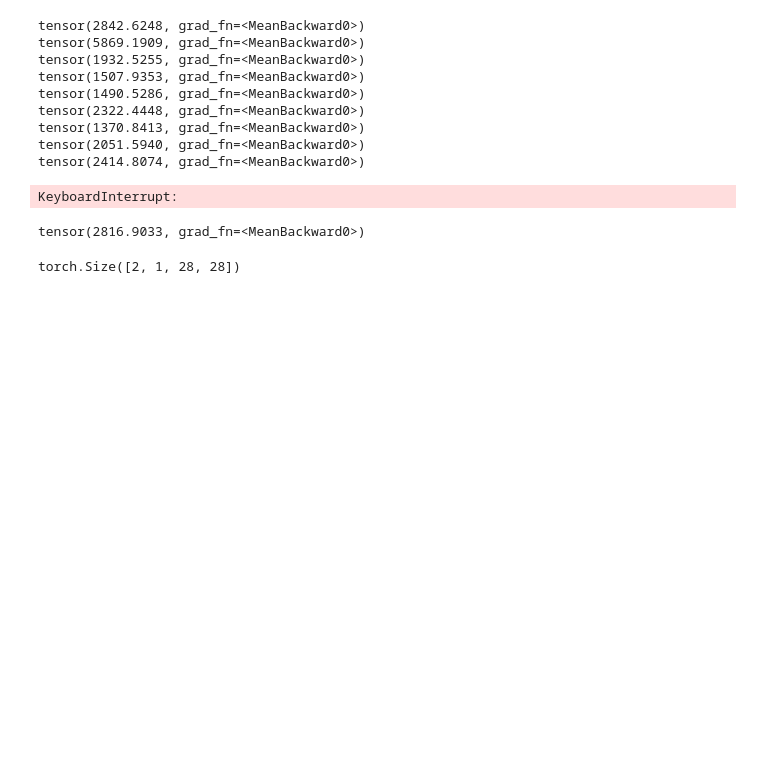
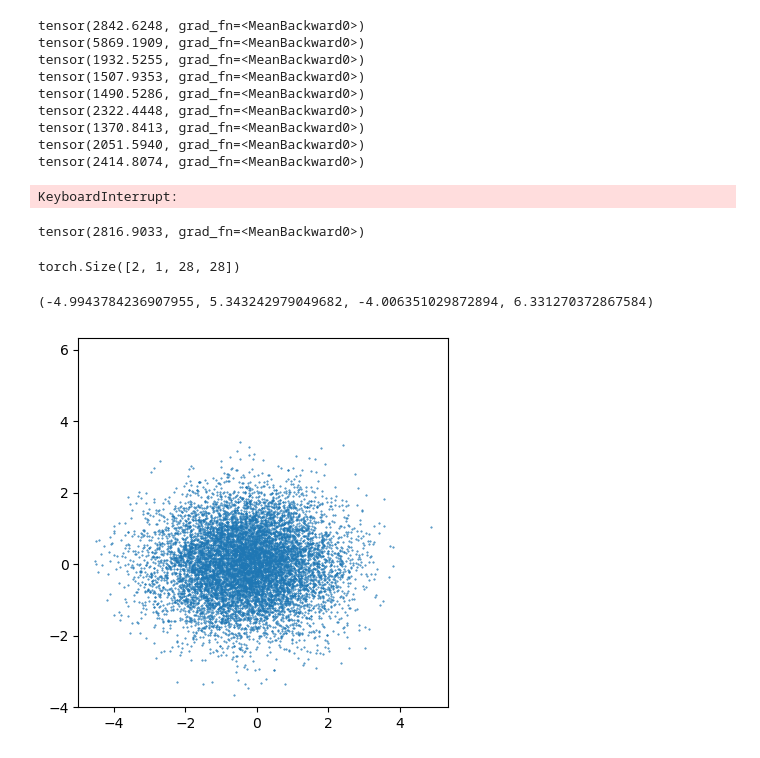
Before and after one commit to benjzhang/tap-sgm, a Jupyter notebook: mymnist/mnist_simple_tapsgm.ipynb, the cells around one changed output. Drawn from its saved outputs; the diff is of its cells as text; code cells hidden in the pictures; blank space fills up the shorter version.

```diff
--- a/mymnist/mnist_simple_tapsgm.ipynb
+++ b/mymnist/mnist_simple_tapsgm.ipynb
@@ -273,0 +272,42 @@ torch.Size([2, 1, 28, 28])
+# %%
+def ou_process(x,T):
+
+
+    sigmas = torch.sqrt(1 - torch.exp(-torch.tensor(T)))
+    noise = torch.randn_like(x) * sigmas
+
+    perturbed_samples = x*torch.exp(-0.5 * T) + noise
+    return perturbed_samples
+
+
+def generate_samples(score_network: torch.nn.Module, nsamples: int,loaded) -> torch.Tensor:
+    device = next(score_network.parameters()).device
+    x_t = torch.randn_like(loaded[0:1000,:,:,:], device=device)  # (nsamples, nch)
+    time_pts = torch.linspace(2, 0, 1000, device=device)  # (ntime_pts,)
+    # beta = lambda t: 0.1 + (20 - 0.1) * t
+    for i in range(len(time_pts) - 1):
+        t = time_pts[i]
+        dt = time_pts[i + 1] - t
+
+        # calculate the drift and diffusion terms
+        fxt = -0.5  * x_t
+        gt = 1
+        score = score_network(x_t, t.expand(x_t.shape[0], 1).squeeze()).detach()
+        drift = fxt - gt * gt * score
+        diffusion = gt
+
+        # euler-maruyama step
+        x_t = x_t - drift * dt + diffusion * torch.randn_like(x_t) * torch.abs(dt) ** 0.5
+    return x_t
+# %%
+loaded = torch.load('pushforward_samples-4')
+loaded = loaded.detach().numpy()
+
+evolve = ou_process(torch.tensor(loaded),torch.tensor(2))
+
+
+plt.scatter(evolve[0:10000,0,5,6],evolve[0:10000,0,10,27],s = 0.2)
+plt.axis('square')
+# %% [output]
+(-4.9943784236907955, 5.343242979049682, -4.006351029872894, 6.331270372867584)
+[figure, added]
```
Also changed, not shown: parts of 8 cells of this notebook, 4 other files.
